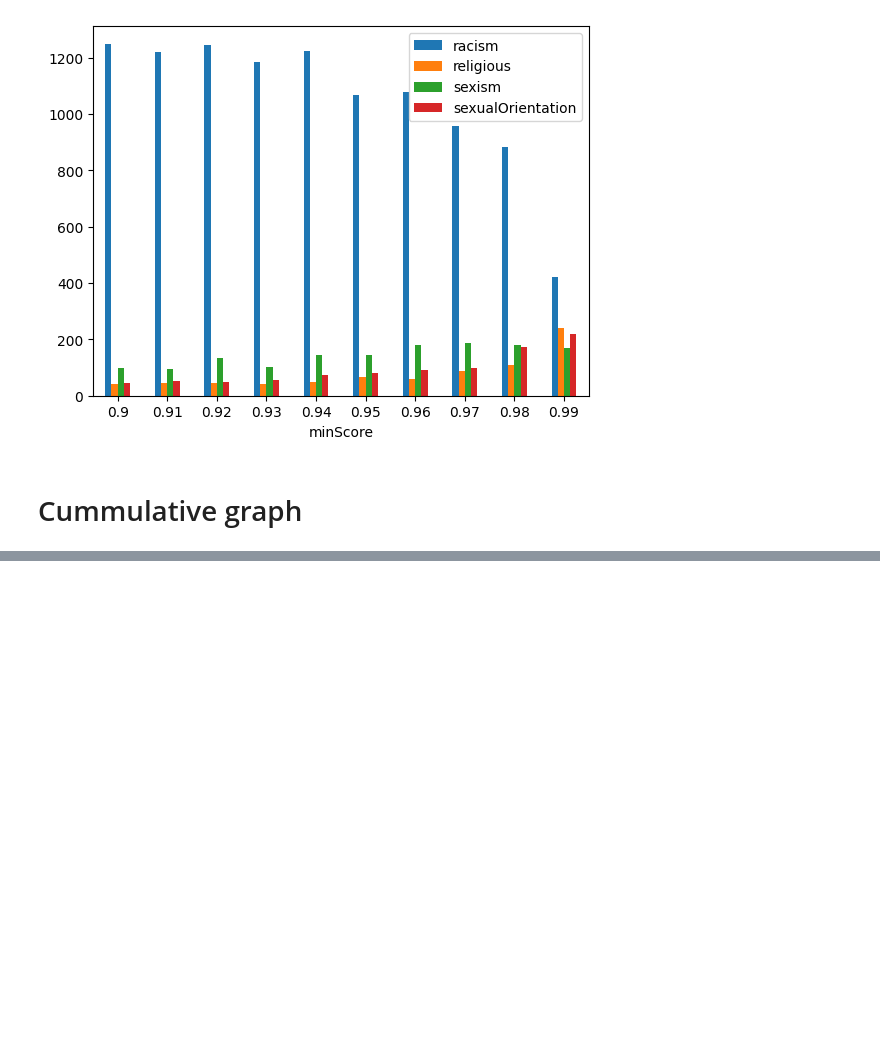
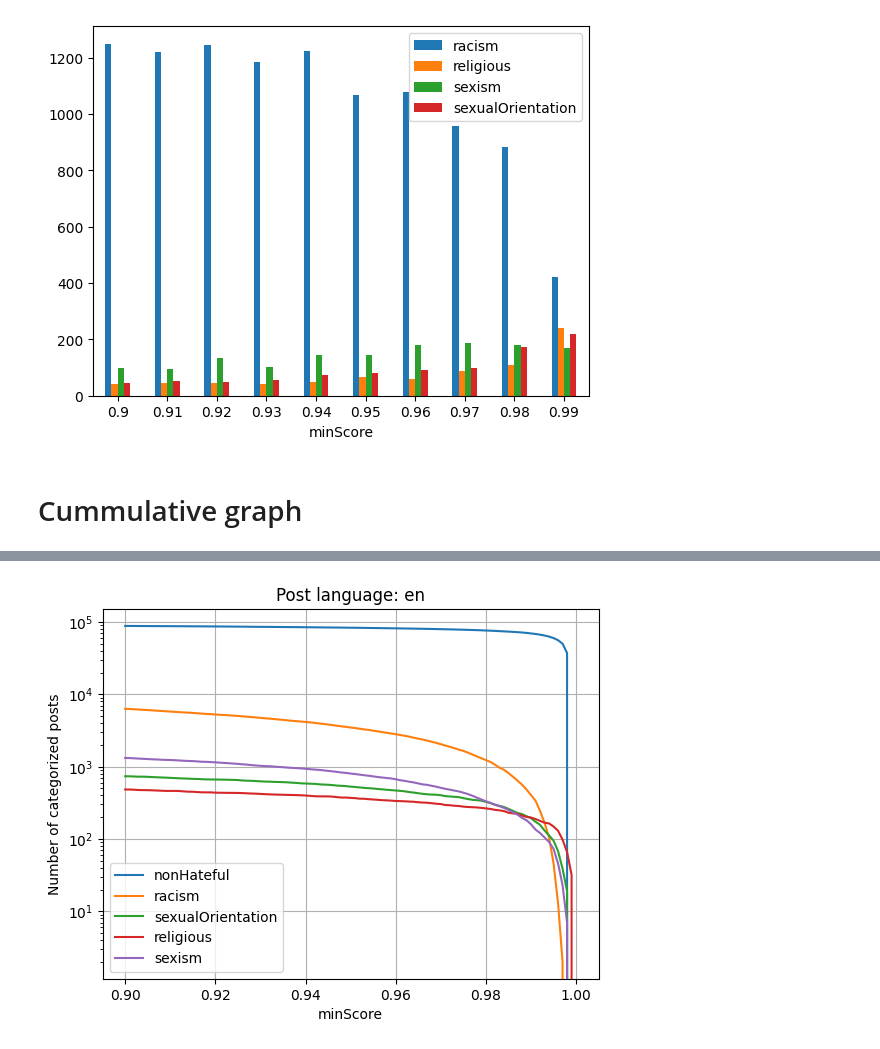
Before and after one commit to agiefer/atc-hate-speech-analysis, a Jupyter notebook: notebook.ipynb, the cells around one changed output, grey strips where cells are left out. Saved outputs shown, nothing was run; the diff lists cells and outputs as text; code cells hidden in the pictures; blank space fills up the shorter version.

Commit message:
Added sum of posts

```diff
--- a/notebook.ipynb
+++ b/notebook.ipynb
@@ -59,7 +59,7 @@ ax = df.plot.bar(rot=0, x='minScore', y=["racism", "religious", "sexism", "sexua
 # %%
 def countPostsWithMinScore(cur, attribute, minScore, language):
     query = f"SELECT COUNT(*) FROM Analysis WHERE {attribute} >= ? AND language LIKE '%{language}%'"
-    result = cur.execute(query, (minScore, language)).fetchone()
+    result = cur.execute(query, (minScore,)).fetchone()
 
     return result[0]
 
@@ -67,27 +67,31 @@ startScore = 0.90
 numberOfSteps = 100
 
 attributes = ["racism", "religious", "sexism", "sexualOrientation", "nonHateful"]
-language = "de"
+language = "en"
 
 delta = (1.0-startScore)/numberOfSteps
 
 data = []
 
 for index in range(0, numberOfSteps+1):
-    minScore = round(100*(startScore + index*delta))/100.0
+    minScore = startScore + index*delta
 
     dataRow = [minScore]
+
+    postSum = 0
 
     for attribute in attributes:
 
         numberOfPosts = countPostsWithMinScore(cur=cur, attribute=attribute, minScore=minScore, language=language)
         dataRow.append(numberOfPosts)
-        print(f"{attribute},{minScore:.3f}, {numberOfPosts}" )
+        postSum += numberOfPostsm
+        #print(f"{attribute},{minScore:.3f}, {numberOfPosts}" )
 
+    dataRow.append(postSum)
     data.append(dataRow)
 
 columnNames = ['minScore']
 columnNames.extend(attributes)
-df = pd.DataFrame(data, columns=columnNames)
-print(df.head((100)))
+cumDF = pd.DataFrame(data, columns=columnNames)
+print(cumDF.head((100)))
 # %% [output]
@@ -94,0 +112,6 @@ ProgrammingError: Incorrect number of bindings supplied. The current statement u
+# %%
+cumDF.head()
+import matplotlib
+ax = cumDF.plot.line(rot=0, x='minScore', y=["nonHateful", "racism", "sexualOrientation", "religious", "sexism", ], grid=True, logy=True, ylabel="Number of categorized posts", title=f"Post language: {language}")
+# %% [output]
+[figure, added]
```
Also changed, not shown: parts of 1 cell of this notebook, 2 other files.
